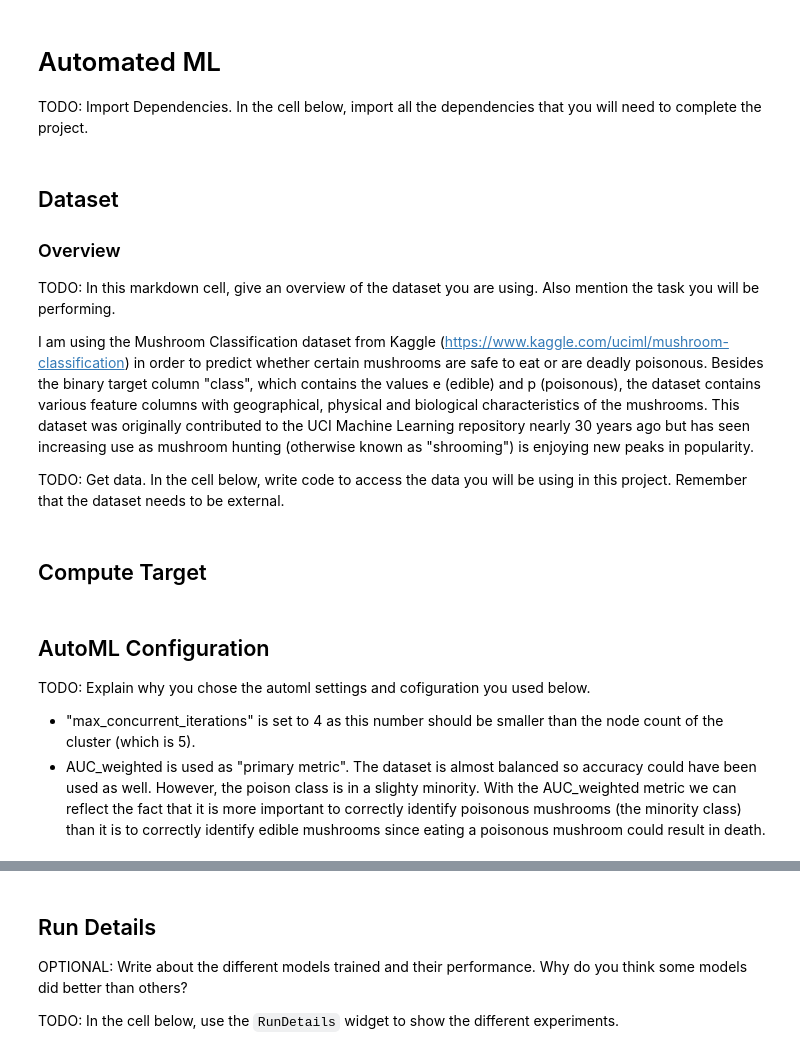
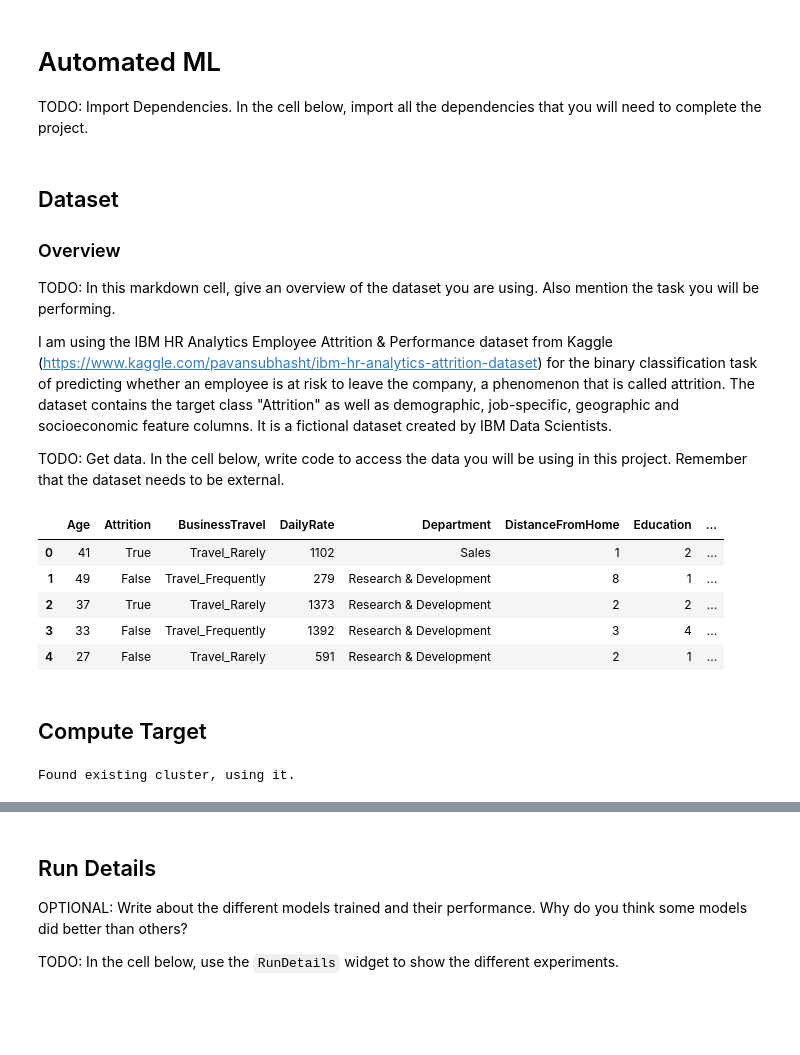
Before and after one commit to sebastianbirk/udacity-aml-engineer-nanodegree, a Jupyter notebook: 03_aml_capstone/capstone_project_azure_machine_learning_engineer/automl.ipynb, the cells around one changed output, grey strips where cells are left out. Drawn from its saved outputs; the diff is of its cells as text; code cells hidden in the pictures; blank space fills up the shorter version.

Commit message:
Finalize automl notebook

```diff
--- a/03_aml_capstone/capstone_project_azure_machine_learning_engineer/automl.ipynb
+++ b/03_aml_capstone/capstone_project_azure_machine_learning_engineer/automl.ipynb
@@ -17,44 +20,49 @@ import joblib
+# %%
+# Set pandas options to be able to display all columns
+pd.set_option("display.max_columns", 35)
 # %% [markdown]
 ## Dataset
 
 ### Overview
 TODO: In this markdown cell, give an overview of the dataset you are using. Also mention the task you will be performing.
 
-I am using the Mushroom Classification dataset from Kaggle (https://www.kaggle.com/uciml/mushroom-classification) in order to predict whether certain mushrooms are safe to eat or are deadly poisonous. Besides the binary target column "class", which contains the values e (edible) and p (poisonous), the dataset contains various feature columns with geographical, physical and biological characteristics of the mushrooms. This dataset was originally contributed to the UCI Machine Learning repository nearly 30 years ago but has seen increasing use as mushroom hunting (otherwise known as "shrooming") is enjoying new peaks in popularity.
+I am using the IBM HR Analytics Employee Attrition & Performance dataset from Kaggle (https://www.kaggle.com/pavansubhasht/ibm-hr-analytics-attrition-dataset) for the binary classification task of predicting whether an employee is at risk to leave the company, a phenomenon that is called attrition. The dataset contains the target class "Attrition" as well as demographic, job-specific, geographic and socioeconomic feature columns. It is a fictional dataset created by IBM Data Scientists.
 
 TODO: Get data. In the cell below, write code to access the data you will be using in this project. Remember that the dataset needs to be external.
 # %%
 ws = Workspace.from_config()
 
 # Create an experiment
-experiment_name = 'mushrooms-automl'
+experiment_name = 'attrition-automl'
 experiment=Experiment(ws, experiment_name)
 
 # Retrieve the data from the workspace
-dataset = Dataset.get_by_name(ws, name='mushrooms')
+dataset = Dataset.get_by_name(ws, name='attrition')
 df = dataset.to_pandas_dataframe()
 
 # Show the first rows
 df.head()
+# %% [output]
+|  | Age | Attrition | BusinessTravel | DailyRate | Department | DistanceFromHome | Education | ... |
+| 0 | 41 | True | Travel_Rarely | 1102 | Sales | 1 | 2 | ... |
+| 1 | 49 | False | Travel_Frequently | 279 | Research & Development | 8 | 1 | ... |
+| 2 | 37 | True | Travel_Rarely | 1373 | Research & Development | 2 | 2 | ... |
+| 3 | 33 | False | Travel_Frequently | 1392 | Research & Development | 3 | 4 | ... |
+| 4 | 27 | False | Travel_Rarely | 591 | Research & Development | 2 | 1 | ... |
 # %% [markdown]
 ## Compute Target
 # %%
-# Retrieve compute target
-amlcompute_cluster_name = "cpu-cluster"
+compute_cluster_name = "cpu-cluster"
 
+# Retrieve the compute target
 # Verify that cluster does not exist already
 try:
-    compute_target = ComputeTarget(workspace=ws, name=amlcompute_cluster_name)
-    print('Found existing cluster, use it.')
+    compute_target = ComputeTarget(workspace=ws, name=compute_cluster_name)
+    print("Found existing cluster, using it.")
 except ComputeTargetException:
     compute_config = AmlCompute.provisioning_configuration(vm_size='STANDARD_D2_V2',
                                                            max_nodes=5)
-    compute_target = ComputeTarget.create(ws, amlcompute_cluster_name, compute_config)
-
+    compute_target = ComputeTarget.create(ws, compute_cluster_name, compute_config)
     compute_target.wait_for_completion(show_output=True, min_node_count = 1, timeout_in_minutes = 10)
+# %% [output]
+Found existing cluster, using it.
-# %% [markdown]
-## AutoML Configuration
-
-TODO: Explain why you chose the automl settings and cofiguration you used below.
-- "max_concurrent_iterations" is set to 4 as this number should be smaller than the node count of the cluster (which is 5).
-- AUC_weighted is used as "primary metric". The dataset is almost balanced so accuracy could have been used as well. However, the poison class is in a slighty minority. With the AUC_weighted metric we can reflect the fact that it is more important to correctly identify poisonous mushrooms (the minority class) than it is to correctly identify edible mushrooms since eating a poisonous mushroom could result in death.
```
Also changed, not shown: parts of 9 cells of this notebook, 5 other files.
